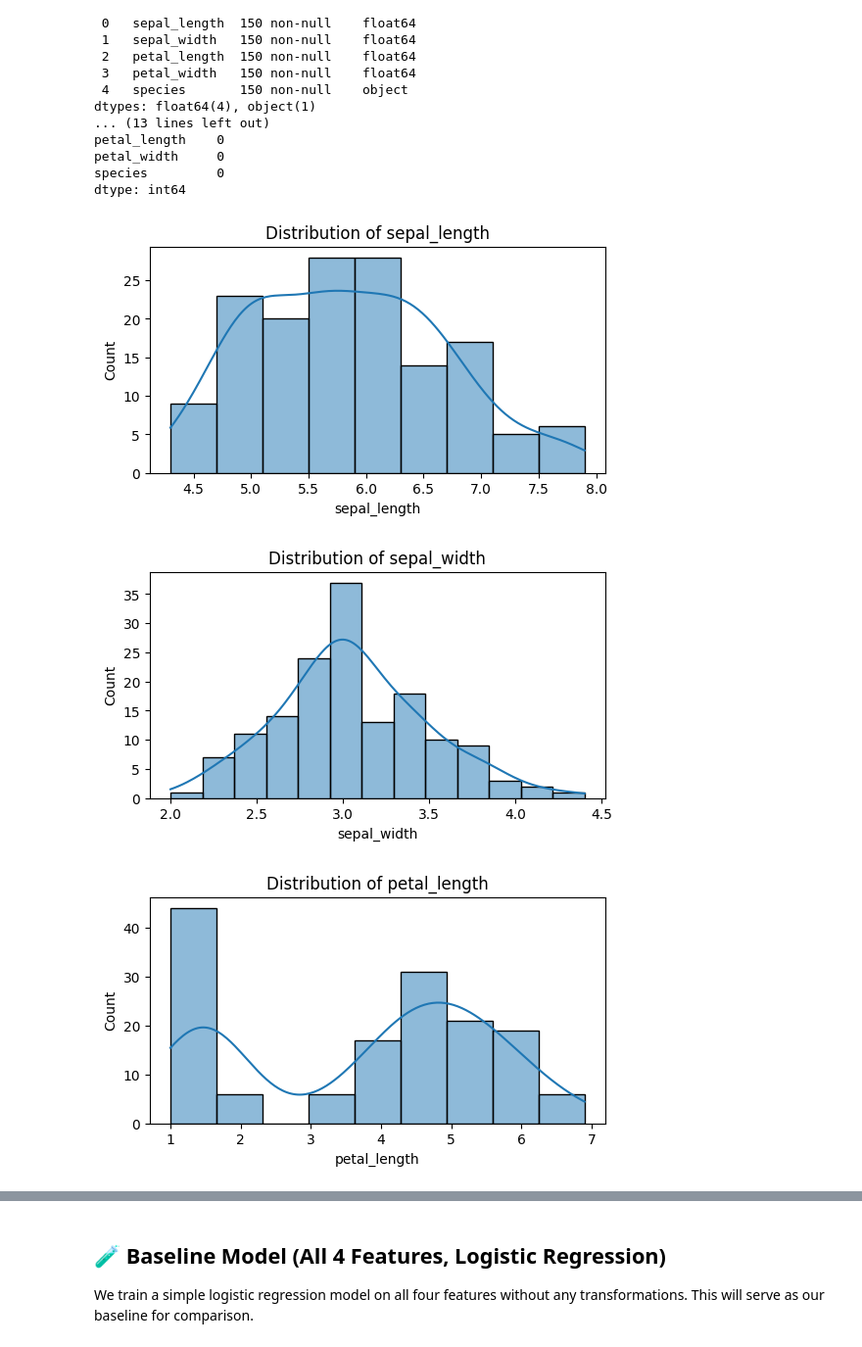
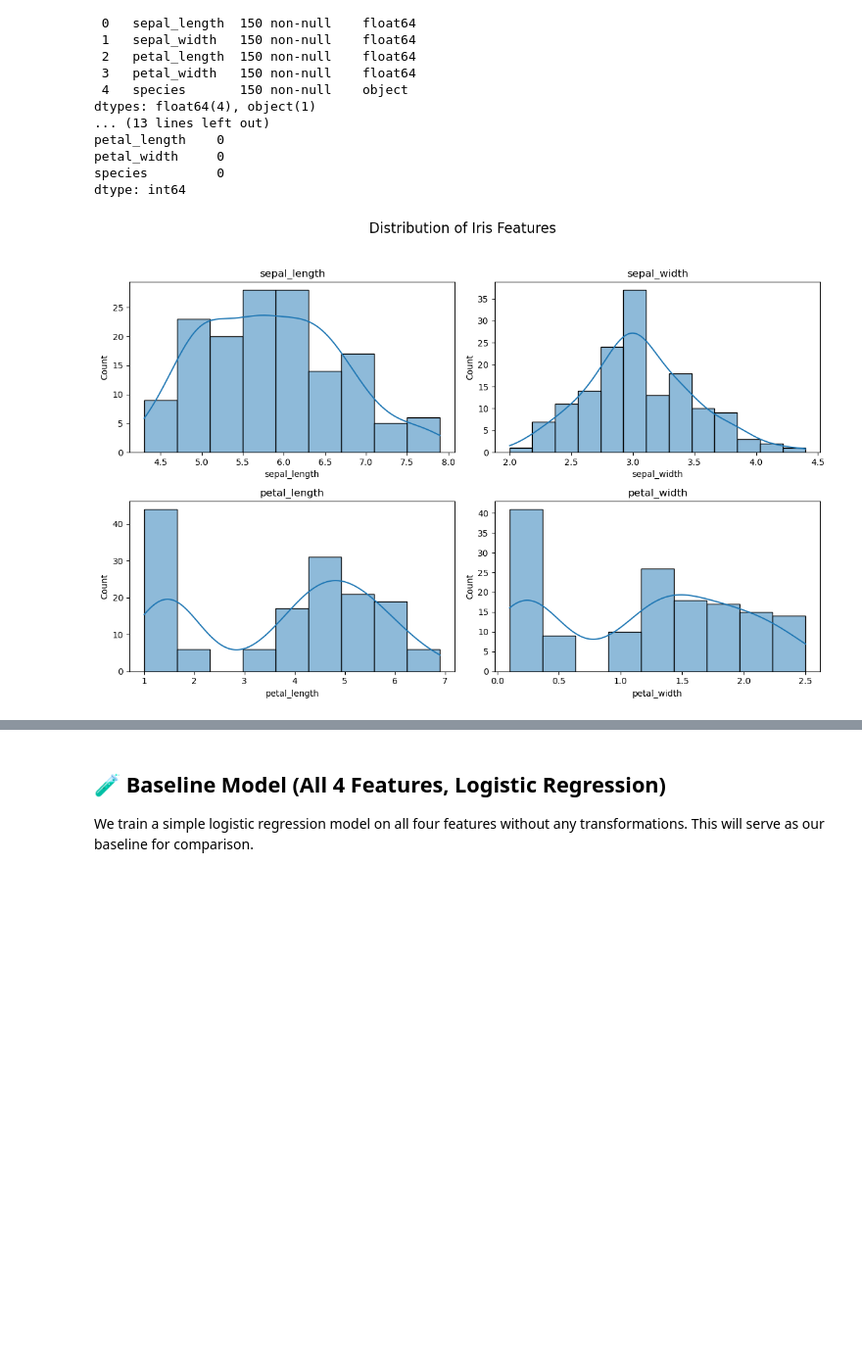
Before and after one commit to Srivatsa0411/iris-classifier-EDA-ML, a Jupyter notebook: notebooks/iris_classification.ipynb, the cells around one changed output, grey strips where cells are left out. Shown: that part at 98% size. Saved outputs shown, nothing was run; the diff lists cells and outputs as text; code cells hidden in the pictures; blank space fills up the shorter version.

Commit message:
docs: embed visualizations and write EDA section
- Added visualizations for EDA section
- Saved pairplot, boxplot, and KDE distributions as PNGs
- Updated README.md with Markdown image links

```diff
--- a/notebooks/iris_classification.ipynb
+++ b/notebooks/iris_classification.ipynb
@@ -59,12 +59,19 @@ dtype: int64
 # %%
 # 2. Distribution of features
 features = ['sepal_length', 'sepal_width', 'petal_length', 'petal_width']
-for feature in features:
-    plt.figure(figsize=(6, 3))
-    sns.histplot(data=df, x=feature, kde=True)
-    plt.title(f'Distribution of {feature}')
-    plt.show()
+
+# Create a single figure with 4 subplots (2x2 layout)
+fig, axes = plt.subplots(2, 2, figsize=(12, 8))
+fig.suptitle("Distribution of Iris Features", fontsize=16)
+
+# Plot each feature in a subplot
+for ax, feature in zip(axes.flat, features):
+    sns.histplot(data=df, x=feature, kde=True, ax=ax)
+    ax.set_title(f"{feature}")
+
+# Adjust the layout and save image
+plt.tight_layout(rect=[0, 0, 1, 0.95])
+plt.savefig("images/distribution_all_features.png")
+plt.show()
 # %% [output]
-[figure, old version]
+[figure, new version]
-[figure, removed]
-[figure, removed]
```
Also changed, not shown: parts of 4 cells of this notebook, 5 other files.
